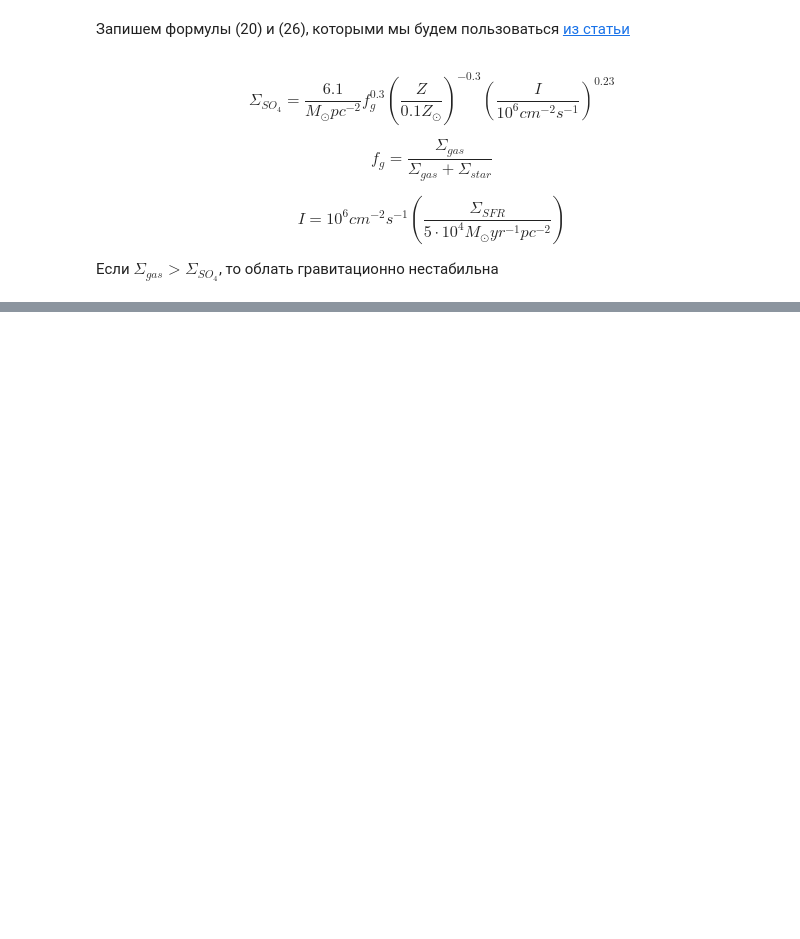
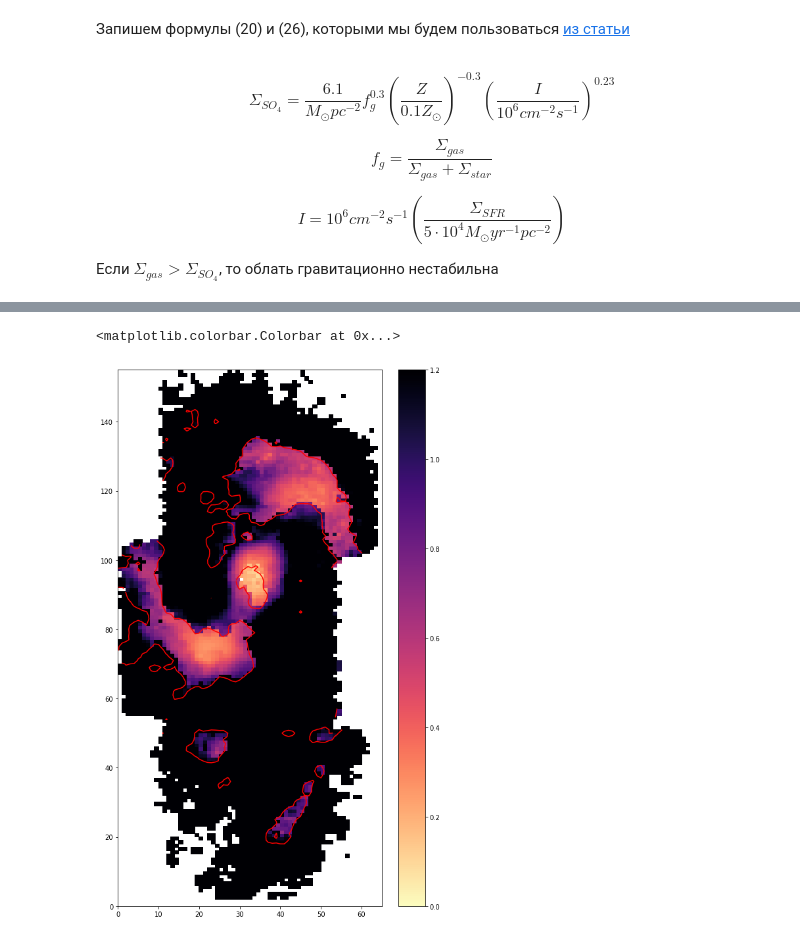
Before and after one commit to ValerieKostiuk/Course-work, a Jupyter notebook: NGC3627/cold_phase.ipynb, the cells around one changed output, grey strips where cells are left out. Saved outputs shown, nothing was run; the diff lists cells and outputs as text; code cells hidden in the pictures; blank space fills up the shorter version.

```diff
--- a/NGC3627/cold_phase.ipynb
+++ b/NGC3627/cold_phase.ipynb
@@ -67,0 +109,18 @@ plt.colorbar()
+# %%
+cold_phase = np.zeros(dist_kpc.shape)
+for i, row in enumerate(dist_kpc):
+    for j, col in enumerate(dist_kpc[0]):
+        Sigma_gas = 1.36 * (Sigma_HI[i][j]+Sigma_H2[i][j])
+        f = Sigma_gas / (Sigma_gas + Sigma_s[i][j])
+        Sigma_SO = 6.1 * np.power(f, 0.3,dtype = np.float)  * np.power(I[i][j], 0.23,dtype = np.float)
+        cold_phase[i][j] = Sigma_SO / Sigma_gas  * np.power(Z[i][j]/Z_sun/0.1, -0.3,dtype = np.float)
+# %%
+X,Y = np.meshgrid(np.arange(0.,66,1), np.arange(0.,156,1))
+fig = plt.figure(figsize=[9,15])
+CS = plt.contour(X, Y, Sigma_SFR, levels=[0.032,], aspect='auto', alpha=1, colors='red')
+quadmesh = plt.pcolormesh(X, Y, cold_phase, cmap='magma_r')
+quadmesh.set_clim(vmin=0., vmax = 1.2)
+plt.colorbar()
+# %% [output]
+<matplotlib.colorbar.Colorbar at 0x...>
+[figure, added]
```
Also changed, not shown: parts of 9 cells of this notebook.
